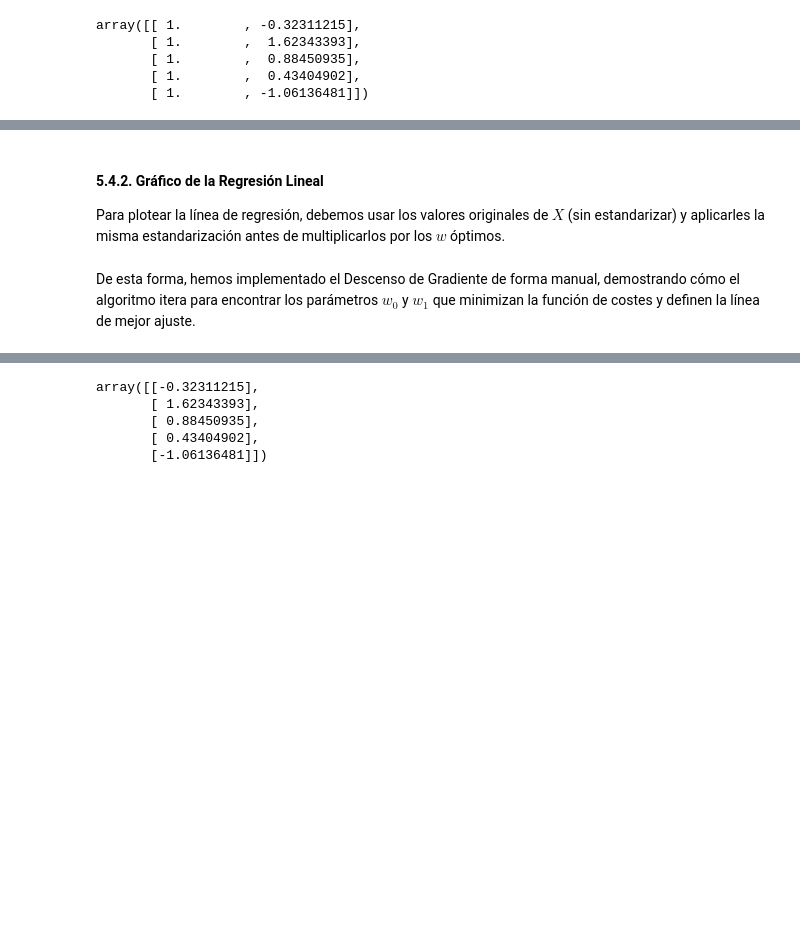
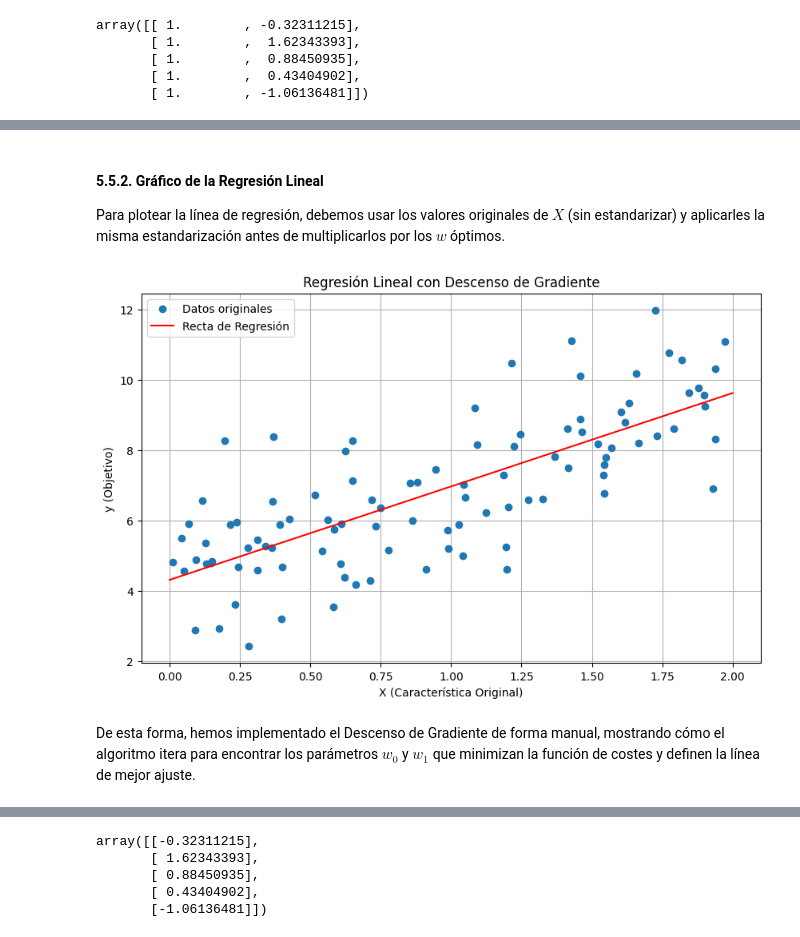
Before and after one commit to financieras/math_for_ai, a Jupyter notebook: estadistica/regresion_lineal_descenso_gradiente.ipynb, the cells around one changed output, grey strips where cells are left out. Cells and saved outputs as stored; diff of their text form; code cells hidden in the pictures; blank space fills up the shorter version.

```diff
--- a/estadistica/regresion_lineal_descenso_gradiente.ipynb
+++ b/estadistica/regresion_lineal_descenso_gradiente.ipynb
@@ -374,33 +402,35 @@ plt.show()
 # %% [markdown]
-#### 5.4.2. Gráfico de la Regresión Lineal
+#### 5.5.2. Gráfico de la Regresión Lineal
 
 Para plotear la línea de regresión, debemos usar los valores originales de $X$ (sin estandarizar) y aplicarles la misma estandarización antes de multiplicarlos por los $w$ óptimos.
 # %%
 # Crear un rango de X para dibujar la línea
 X_plot = np.array([[0], [2]])
 
 # 1. Estandarizar X_plot de la misma forma que los datos de entrenamiento
 X_plot_scaled = (X_plot - mu) / sigma
 
 # 2. Añadir el sesgo (columna de unos)
 X_plot_b = np.c_[np.ones((2, 1)), X_plot_scaled]
 
 # 3. Calcular las predicciones con los pesos (w) óptimos
-# Usamos w_optimal en lugar de theta_optimal
+# Usamos w_optimal que son los pesos estandarizados
 y_predict = X_plot_b.dot(w_optimal)
 
 # Plotear los datos originales y la línea de regresión
 plt.figure(figsize=(10, 6))
 plt.plot(X, y, 'o', label='Datos originales')
-plt.plot(X_plot, y_predict, 'r-', label='Línea de Regresión Final')
+plt.plot(X_plot, y_predict, 'r-', label='Recta de Regresión')
 plt.title('Regresión Lineal con Descenso de Gradiente')
 plt.xlabel('X (Característica Original)')
 plt.ylabel('y (Objetivo)')
 plt.legend()
 plt.grid(True)
 plt.show()
+# %% [output]
+[figure, added]
 # %% [markdown]
-De esta forma, hemos implementado el Descenso de Gradiente de forma manual, demostrando cómo el algoritmo itera para encontrar los parámetros $w_0$ y $w_1$ que minimizan la función de costes y definen la línea de mejor ajuste.
+De esta forma, hemos implementado el Descenso de Gradiente de forma manual, mostrando cómo el algoritmo itera para encontrar los parámetros $w_0$ y $w_1$ que minimizan la función de costes y definen la línea de mejor ajuste.
 # %% [markdown]
 ## 6\. ⚡ La Vía Rápida: Implementación con Scikit-Learn
 
```
Also changed, not shown: parts of 19 cells of this notebook.
